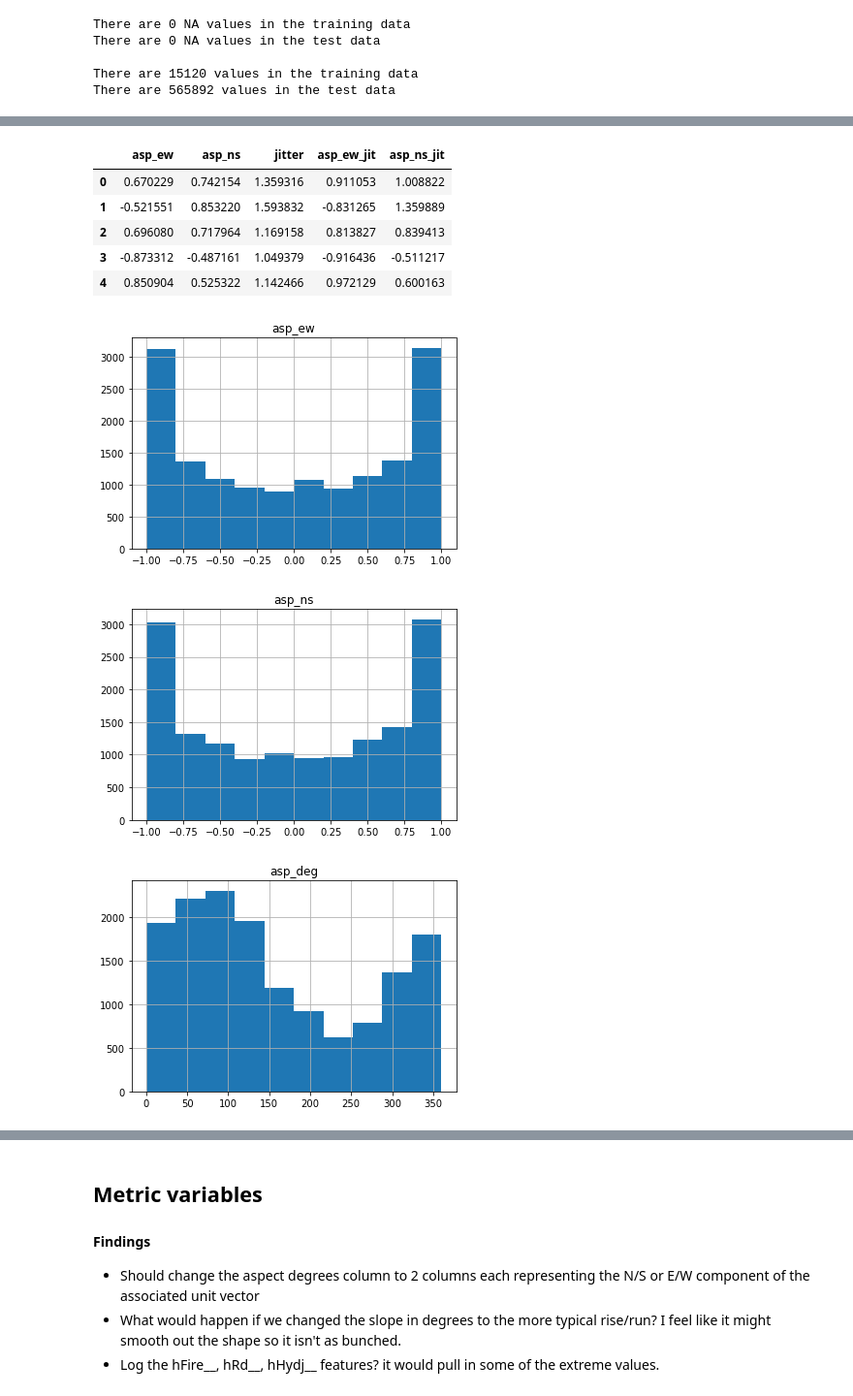
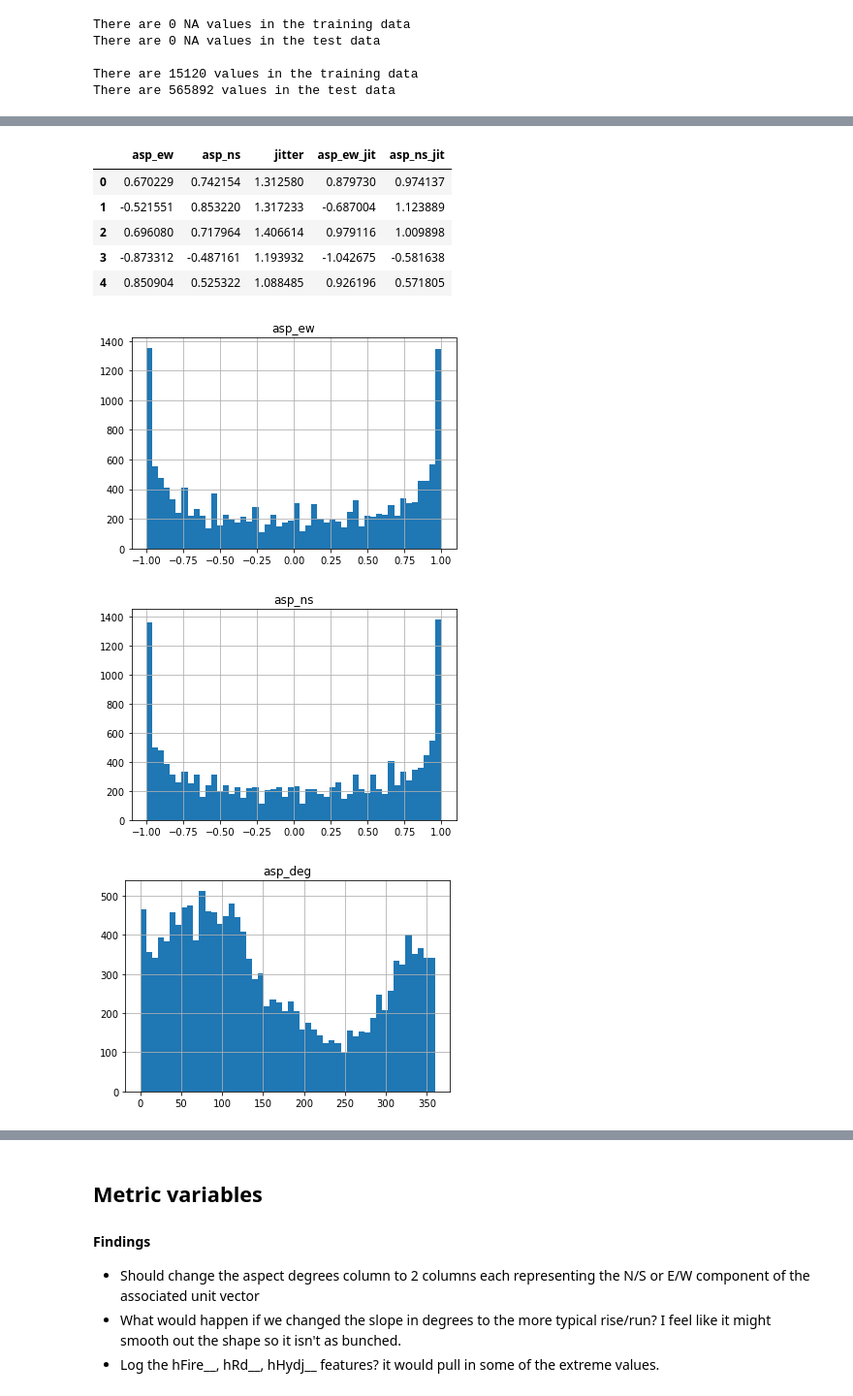
Before and after one commit to justinetaylor/mids-w207-final-project, a Jupyter notebook: km_EDA/km_EDA.ipynb, the cells around one changed output, grey strips where cells are left out. Shown at 97% size. Saved outputs shown, nothing was run; the diff lists cells and outputs as text; code cells hidden in the pictures.

```diff
--- a/km_EDA/km_EDA.ipynb
+++ b/km_EDA/km_EDA.ipynb
@@ -180,41 +180,41 @@ There are 565892 values in the test data
 #split the aspect into a N/S and E/W unit vector
 df["asp_ew"] = np.sin(df["asp_deg"])
 df["asp_ns"] = np.cos(df["asp_deg"])
 
 df["asp_ew"]**2 + df["asp_ns"]**2
 
-df.hist(column = "asp_ew")
-df.hist(column = "asp_ns")
-df.hist(column = "asp_deg")
+df.hist(column = "asp_ew",bins=50)
+df.hist(column = "asp_ns",bins=50)
+df.hist(column = "asp_deg",bins=50)
 
 df_circle = df[["asp_ew","asp_ns"]]
 df_circle["jitter"] = np.random.rand(df.shape[0])*.6 +1
 df_circle["asp_ew_jit"] = df_circle["asp_ew"] * df_circle["jitter"]
 df_circle["asp_ns_jit"] = df_circle["asp_ns"] * df_circle["jitter"]
 
 df_circle.plot.scatter("asp_ew_jit","asp_ns_jit",alpha=0.04)
 df_circle.head()
 # %% [output]
 A value is trying to be set on a copy of a slice from a DataFrame.
 Try using .loc[row_indexer,col_indexer] = value instead
 
 See the caveats in the documentation: https://pandas.pydata.org/pandas-docs/stable/user_guide/indexing.html#returning-a-view-versus-a-copy
   if sys.path[0] == '':
 A value is trying to be set on a copy of a slice from a DataFrame.
 Try using .loc[row_indexer,col_indexer] = value instead
 
 See the caveats in the documentation: https://pandas.pydata.org/pandas-docs/stable/user_guide/indexing.html#returning-a-view-versus-a-copy
   del sys.path[0]
 A value is trying to be set on a copy of a slice from a DataFrame.
 Try using .loc[row_indexer,col_indexer] = value instead
 
 See the caveats in the documentation: https://pandas.pydata.org/pandas-docs/stable/user_guide/indexing.html#returning-a-view-versus-a-copy
 |  | asp_ew | asp_ns | jitter | asp_ew_jit | asp_ns_jit |
-| 0 | 0.670229 | 0.742154 | 1.359316 | 0.911053 | 1.008822 |
-| 1 | -0.521551 | 0.853220 | 1.593832 | -0.831265 | 1.359889 |
-| 2 | 0.696080 | 0.717964 | 1.169158 | 0.813827 | 0.839413 |
-| 3 | -0.873312 | -0.487161 | 1.049379 | -0.916436 | -0.511217 |
-| 4 | 0.850904 | 0.525322 | 1.142466 | 0.972129 | 0.600163 |
+| 0 | 0.670229 | 0.742154 | 1.312580 | 0.879730 | 0.974137 |
+| 1 | -0.521551 | 0.853220 | 1.317233 | -0.687004 | 1.123889 |
+| 2 | 0.696080 | 0.717964 | 1.406614 | 0.979116 | 1.009898 |
+| 3 | -0.873312 | -0.487161 | 1.193932 | -1.042675 | -0.581638 |
+| 4 | 0.850904 | 0.525322 | 1.088485 | 0.926196 | 0.571805 |
-[figure, old version]
+[figure, new version]
-[figure, old version]
+[figure, new version]
-[figure, old version]
+[figure, new version]
```
Also changed, not shown: parts of 5 cells of this notebook.
